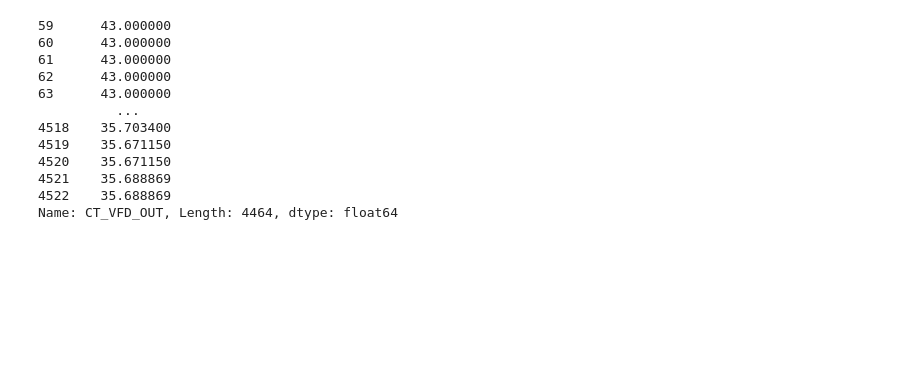
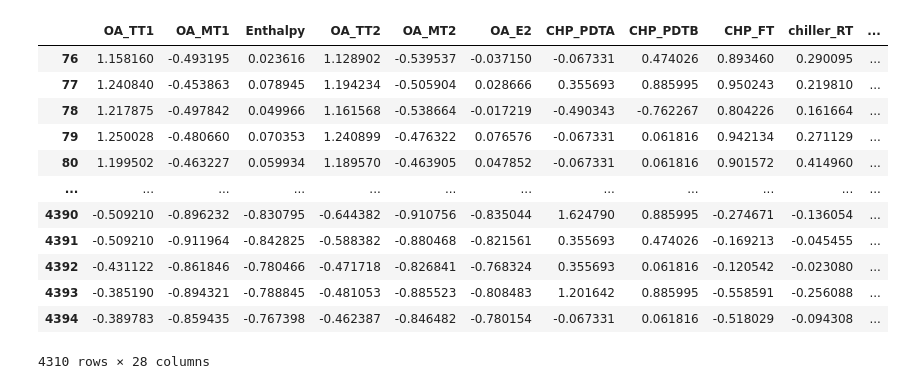
Before and after one commit to sungbohsun/HL_Chiller, a Jupyter notebook: HL_Chiller_8/lasso.ipynb, the cells around one changed output. Cells and saved outputs as stored; diff of their text form; code cells hidden in the pictures; blank space fills up the shorter version.

```diff
--- a/HL_Chiller_8/lasso.ipynb
+++ b/HL_Chiller_8/lasso.ipynb
@@ -3,39 +3,35 @@ import os
 import pandas as pd
 from utils.DataProcess import Start
 # %%
-data = Start('HL_8')
+df = Start('HL_8')
 # %%
 cols = [
-#  'OA_TT1',
-#  'OA_MT1',
+ 'OA_TT1',
+ 'OA_MT1',
  'Enthalpy',
-#  'OA_TT2',
-#  'OA_MT2',
-#  'OA_E2',
-#  'CHP_PDTA',
-#  'CHP_PDTB',
-#  'CHP_FT',
+ 'OA_TT2',
+ 'OA_MT2',
+ 'OA_E2',
+ 'CHP_PDTA',
+ 'CHP_PDTB',
+ 'CHP_FT',
  'chiller_RT',
-#  'CHP_PDT_PV',
-#  'CHP_VFD_OUT',
+ 'CHP_PDT_PV',
+ 'CHP_VFD_OUT',
  'chiller_supply_temp',
  'chiller_return_temp',
  'CWP_FT',
-#  'CT_TDT_PV',
+ 'CT_TDT_PV',
  'CT_VFD_OUT',
  'condenser_supply_temp',
-#  'condenser_return_temp',
-#  'condenser_return_temp',
-#  'CT_IN_TTB',
-#  'CWP_TDT_PV',
-#  'CWP_VFD_OUT',
-#  'CT_WDT_A',
+ 'condenser_return_temp',
+ 'CT_IN_TTB',
+ 'CWP_TDT_PV',
+ 'CWP_VFD_OUT',
+ 'CT_WDT_A',
  'Wet_bulb_temp',
  'condenser_temp_diff',
  'loading',
  'Approach',
  'CT_eff',
- 'CT_Total_KW',
- 'CWP_Total_KW',
- 'chiller_kwh'
  ]
@@ -42,15 +84,18 @@ cols = [
+# %%
+data[cols] = data[cols].vaules=X_sc
 # %%
-data.CT_VFD_OUT
+data[cols]
 # %% [output]
+|  | OA_TT1 | OA_MT1 | Enthalpy | OA_TT2 | OA_MT2 | OA_E2 | CHP_PDTA | CHP_PDTB | CHP_FT | chiller_RT | ... |
+| 76 | 1.158160 | -0.493195 | 0.023616 | 1.128902 | -0.539537 | -0.037150 | -0.067331 | 0.474026 | 0.893460 | 0.290095 | ... |
+| 77 | 1.240840 | -0.453863 | 0.078945 | 1.194234 | -0.505904 | 0.028666 | 0.355693 | 0.885995 | 0.950243 | 0.219810 | ... |
+| 78 | 1.217875 | -0.497842 | 0.049966 | 1.161568 | -0.538664 | -0.017219 | -0.490343 | -0.762267 | 0.804226 | 0.161664 | ... |
+| 79 | 1.250028 | -0.480660 | 0.070353 | 1.240899 | -0.476322 | 0.076576 | -0.067331 | 0.061816 | 0.942134 | 0.271129 | ... |
+| 80 | 1.199502 | -0.463227 | 0.059934 | 1.189570 | -0.463905 | 0.047852 | -0.067331 | 0.061816 | 0.901572 | 0.414960 | ... |
+| ... | ... | ... | ... | ... | ... | ... | ... | ... | ... | ... | ... |
+| 4390 | -0.509210 | -0.896232 | -0.830795 | -0.644382 | -0.910756 | -0.835044 | 1.624790 | 0.885995 | -0.274671 | -0.136054 | ... |
+| 4391 | -0.509210 | -0.911964 | -0.842825 | -0.588382 | -0.880468 | -0.821561 | 0.355693 | 0.474026 | -0.169213 | -0.045455 | ... |
+| 4392 | -0.431122 | -0.861846 | -0.780466 | -0.471718 | -0.826841 | -0.768324 | 0.355693 | 0.061816 | -0.120542 | -0.023080 | ... |
+| 4393 | -0.385190 | -0.894321 | -0.788845 | -0.481053 | -0.885523 | -0.808483 | 1.201642 | 0.885995 | -0.558591 | -0.256088 | ... |
+| 4394 | -0.389783 | -0.859435 | -0.767398 | -0.462387 | -0.846482 | -0.780154 | -0.067331 | 0.061816 | -0.518029 | -0.094308 | ... |
-59      43.000000
-60      43.000000
-61      43.000000
-62      43.000000
-63      43.000000
-          ...
-4518    35.703400
-4519    35.671150
-4520    35.671150
-4521    35.688869
-4522    35.688869
-Name: CT_VFD_OUT, Length: 4464, dtype: float64
+4310 rows × 28 columns
```
Also changed, not shown: parts of 24 cells of this notebook, 22 other files.
